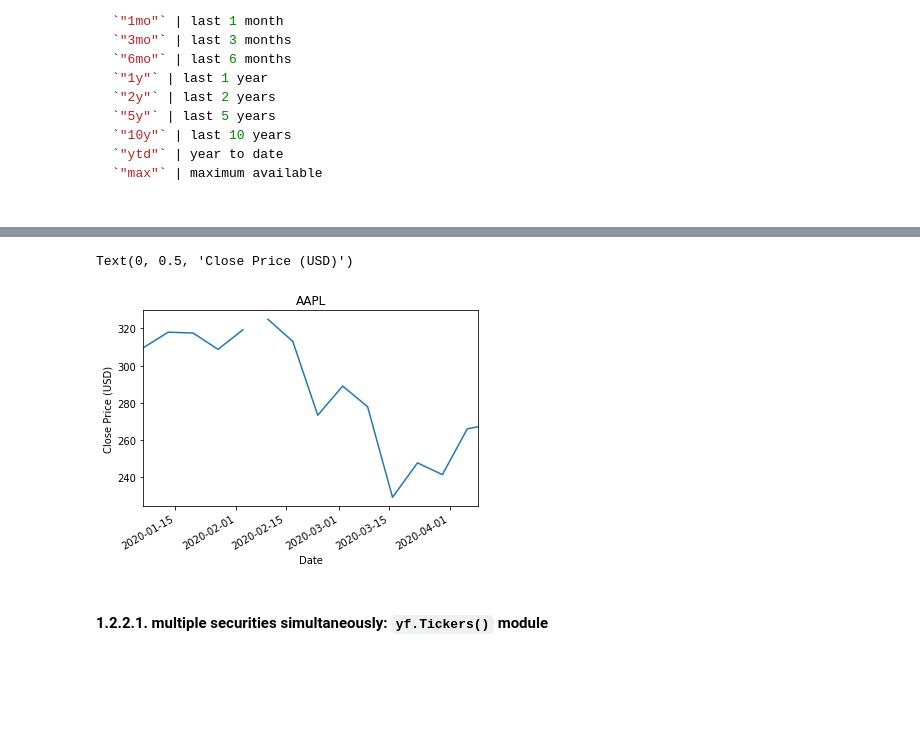
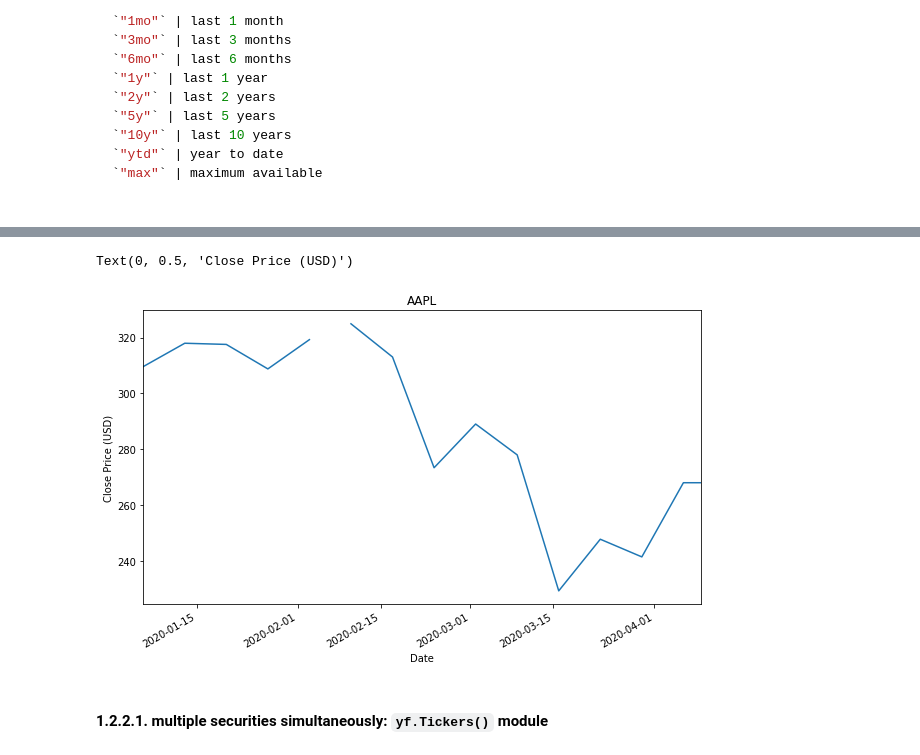
Before and after one commit to gabrielepompa88/IT-For-Business-And-Finance-2019-20, a Jupyter notebook: Notebooks/Data_Analysis___Financial_Time_Series.ipynb, the cells around one changed output, grey strips where cells are left out. Cells and saved outputs as stored; diff of their text form; code cells hidden in the pictures; blank space fills up the shorter version.

```diff
--- a/Notebooks/Data_Analysis___Financial_Time_Series.ipynb
+++ b/Notebooks/Data_Analysis___Financial_Time_Series.ipynb
@@ -361,11 +359,11 @@ Text(0, 0.5, 'Close Price (USD)')
 # %%
-ax = aapl_history_close_last_2y["2020-01-01":].plot()
+ax = aapl_history_close_last_2y["2020-01-01":].plot(figsize=(10,6))
 
 ax.set_title("AAPL")
 ax.set_ylabel("Close Price (USD)")
 # %% [output]
 Text(0, 0.5, 'Close Price (USD)')
-[figure, old version]
+[figure, new version]
 # %% [markdown]
 #### 1.2.2.1. multiple securities simultaneously: `yf.Tickers()` module <a name="multiple-securities-simultaneously:-yf.tickers()-module"></a>
 # %%
```
Also changed, not shown: parts of 118 cells of this notebook.
